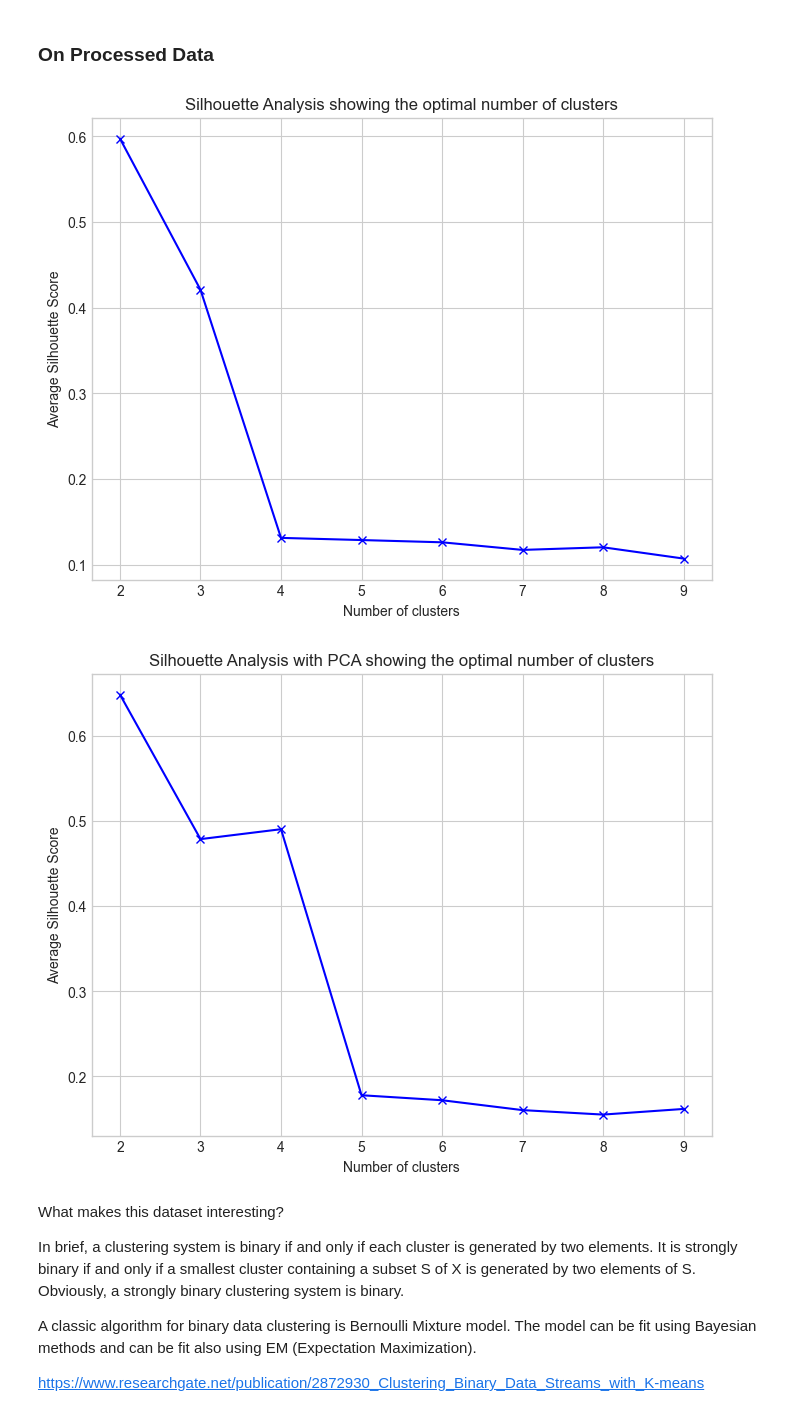
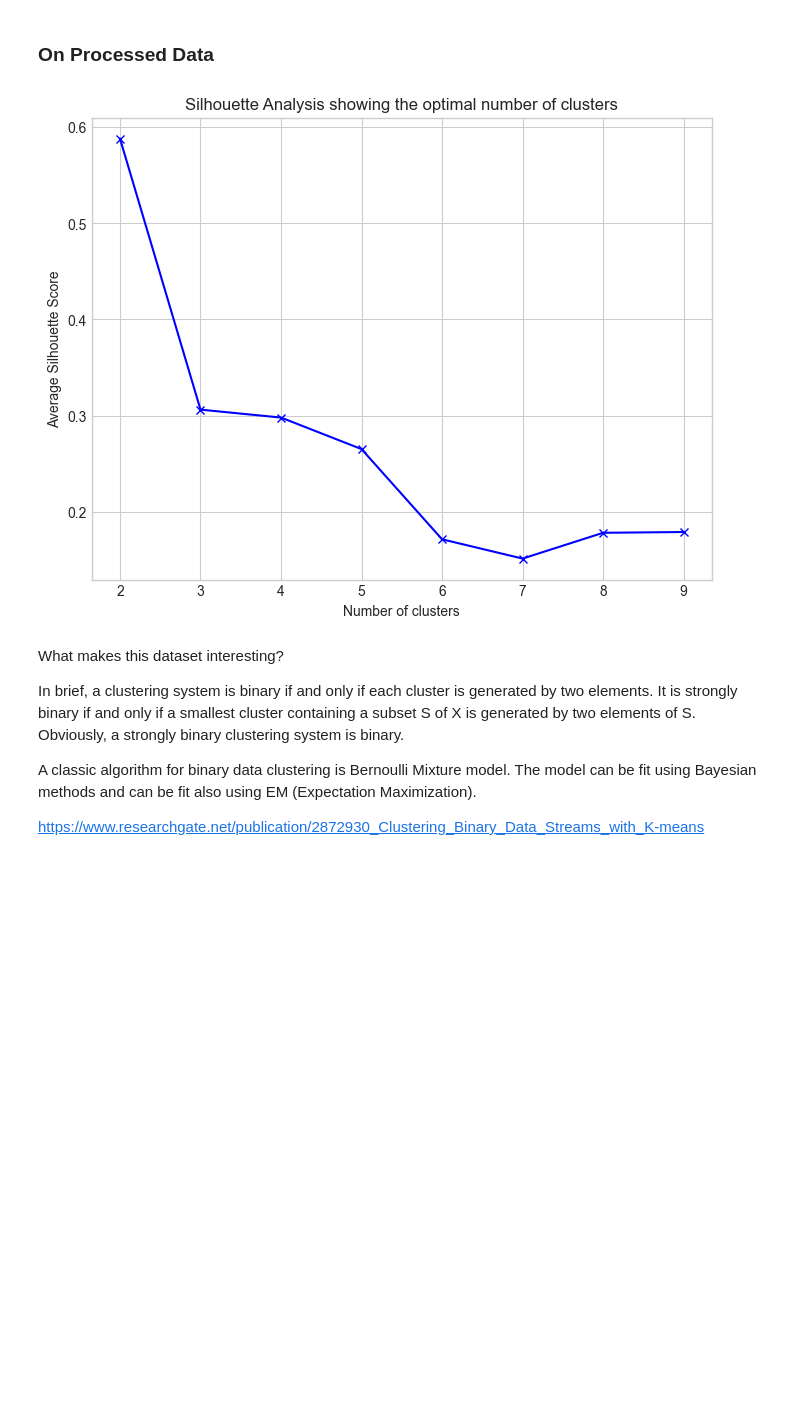
Before and after one commit to ManaviShukla/ml_assignment3, a Jupyter notebook: analysis_main.ipynb, the cells around one changed output. Saved outputs shown, nothing was run; the diff lists cells and outputs as text; code cells hidden in the pictures; blank space fills up the shorter version.

```diff
--- a/analysis_main.ipynb
+++ b/analysis_main.ipynb
@@ -296,2 +269,11 @@ def load_dataset_1(test_size=0.3, random_state=gtid()):
         X_train, X_test, y_train, y_test = train_test_split(X,y, test_size=test_size, random_state=random_state)
         return X_train, X_test, y_train, y_test
+# %%
+X_train2, X_test2, y_train2, y_test2 = load_dataset_2()
+# %%
+# Get unique values for each column
+unique_values = {col: X_train2[col].unique() for col in X_train2.columns}
+
+# Display unique values
+for col, values in unique_values.items():
+    print(f"Unique values in column '{col}': {values}")
@@ -452,18 +462,21 @@ x = preprocess_data1(X_train)
+# %%
+x1 = preprocess_data(X_train)
+x2 = preprocess_data(X_train2)
+# %%
+
+filename = 'data_memmap1.dat'
+shape = x1.shape
+save_to_memmap(x1, filename)
+memmap_array = load_memmap(filename, shape)
 # %%
-
-filename = 'data_memmap2.dat'
-shape = x.shape
-save_to_memmap(x, filename)
-memmap_array = load_memmap(filename, shape)
 
 # Plot silhouette scores directly on the memory-mapped array
 plot_silhouette_scores_optimized(memmap_array, shape)
 
 # Or with PCA reduction
-plot_silhouette_scores_with_pca(memmap_array, shape)
+# plot_silhouette_scores_with_pca(memmap_array, 2)
 # %% [output]
-[figure, old version]
+[figure, new version]
-[figure, removed]
 # %% [markdown]
 What makes this dataset interesting?
 
```
Also changed, not shown: parts of 47 cells of this notebook, 7 other files.
